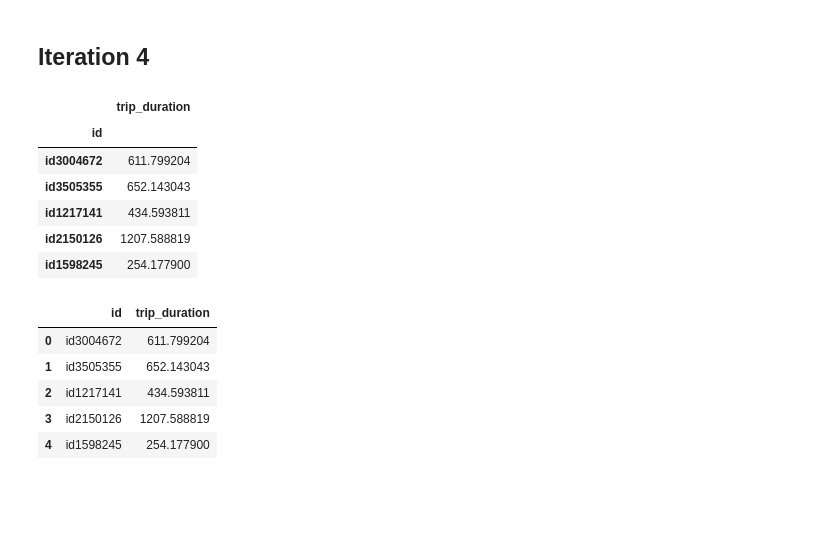
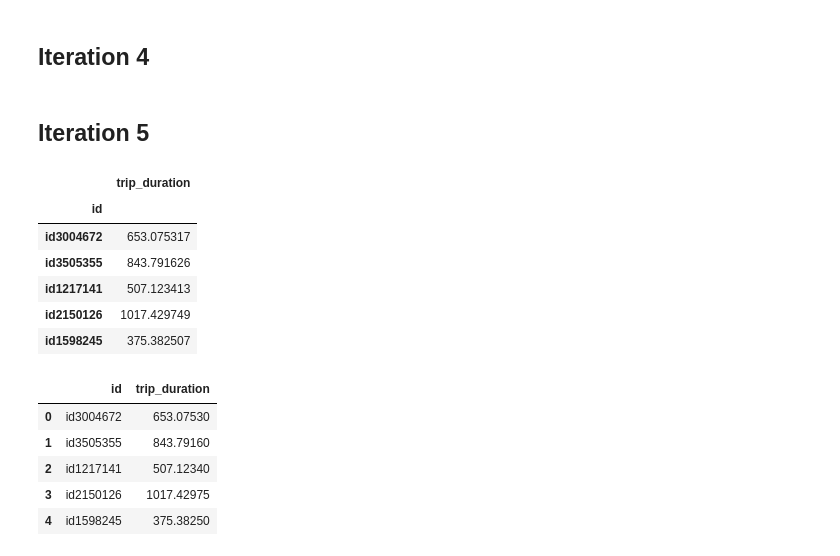
Before and after one commit to doneill612/HETIC-Datascience, a Jupyter notebook: kaggle_kernel.ipynb, the cells around one changed output. Cells and saved outputs as stored; diff of their text form; code cells hidden in the pictures; blank space fills up the shorter version.

Commit message:
add iteration 5

```diff
--- a/kaggle_kernel.ipynb
+++ b/kaggle_kernel.ipynb
@@ -922,0 +896,10 @@ Wall time: 12min 35s
+# %%
+xgb_params_5 = {'min_child_weight': 15, 'eta': 0.2, 'colsample_bytree': 0.5, 'max_depth': 20,
+                'subsample': 0.8, 'lambda': 0.1, 'booster' : 'gbtree', 'silent': 1,
+                'eval_metric': 'rmse', 'objective': 'reg:linear'}
+# %%
+xgb_train = xgb.DMatrix(X_train, label=y_train)
+xgb_test = xgb.DMatrix(test_set)
+watchlist = [(xgb_train, 'train')]
+# %%
+xgb_estimator_5 = xgb.train(xgb_params_5, xgb_train, 100, watchlist, early_stopping_rounds=50, maximize=False, verbose_eval=10)
@@ -923,3 +919,5 @@ Wall time: 12min 35s
+# %%
+xgb5_preds = xgb_estimator_5.predict(xgb_test)
 # %% [markdown]
 # Submission
 # %% [markdown]
@@ -992,23 +962,32 @@ pd.read_csv('rf_regressor.csv').head()
 # %% [markdown]
 ## Iteration 4
 # %%
-it5preds_df = pd.DataFrame(np.expm1(it5_preds), index=test_set.index)
-it5preds_df.columns = ['trip_duration']
-display(it5preds_df.head())
+#it5preds_df = pd.DataFrame(np.expm1(it5_preds), index=test_set.index)
+#it5preds_df.columns = ['trip_duration']
+#display(it5preds_df.head())
 
-it5preds_df.to_csv('rf_regressor.csv')
-pd.read_csv('rf_regressor.csv').head()
+#it5preds_df.to_csv('rf_regressor.csv')
+#pd.read_csv('rf_regressor.csv').head()
-# %% [output]
-|  | trip_duration |
-| id |  |
-| id3004672 | 611.799204 |
-| id3505355 | 652.143043 |
-| id1217141 | 434.593811 |
-| id2150126 | 1207.588819 |
-| id1598245 | 254.177900 |
-|  | id | trip_duration |
-| 0 | id3004672 | 611.799204 |
-| 1 | id3505355 | 652.143043 |
-| 2 | id1217141 | 434.593811 |
-| 3 | id2150126 | 1207.588819 |
-| 4 | id1598245 | 254.177900 |
+# %% [markdown]
+## Iteration 5
+# %%
+xgb5_preds_df = pd.DataFrame(np.expm1(xgb5_preds), index=test_set.index)
+xgb5_preds_df.columns = ['trip_duration']
+display(xgb5_preds_df.head())
+
+xgb5_preds_df.to_csv('rf_regressor.csv')
+pd.read_csv('rf_regressor.csv').head()
+# %% [output]
+|  | trip_duration |
+| id |  |
+| id3004672 | 653.075317 |
+| id3505355 | 843.791626 |
+| id1217141 | 507.123413 |
+| id2150126 | 1017.429749 |
+| id1598245 | 375.382507 |
+|  | id | trip_duration |
+| 0 | id3004672 | 653.07530 |
+| 1 | id3505355 | 843.79160 |
+| 2 | id1217141 | 507.12340 |
+| 3 | id2150126 | 1017.42975 |
+| 4 | id1598245 | 375.38250 |
```
Also changed, not shown: parts of 51 cells of this notebook.
